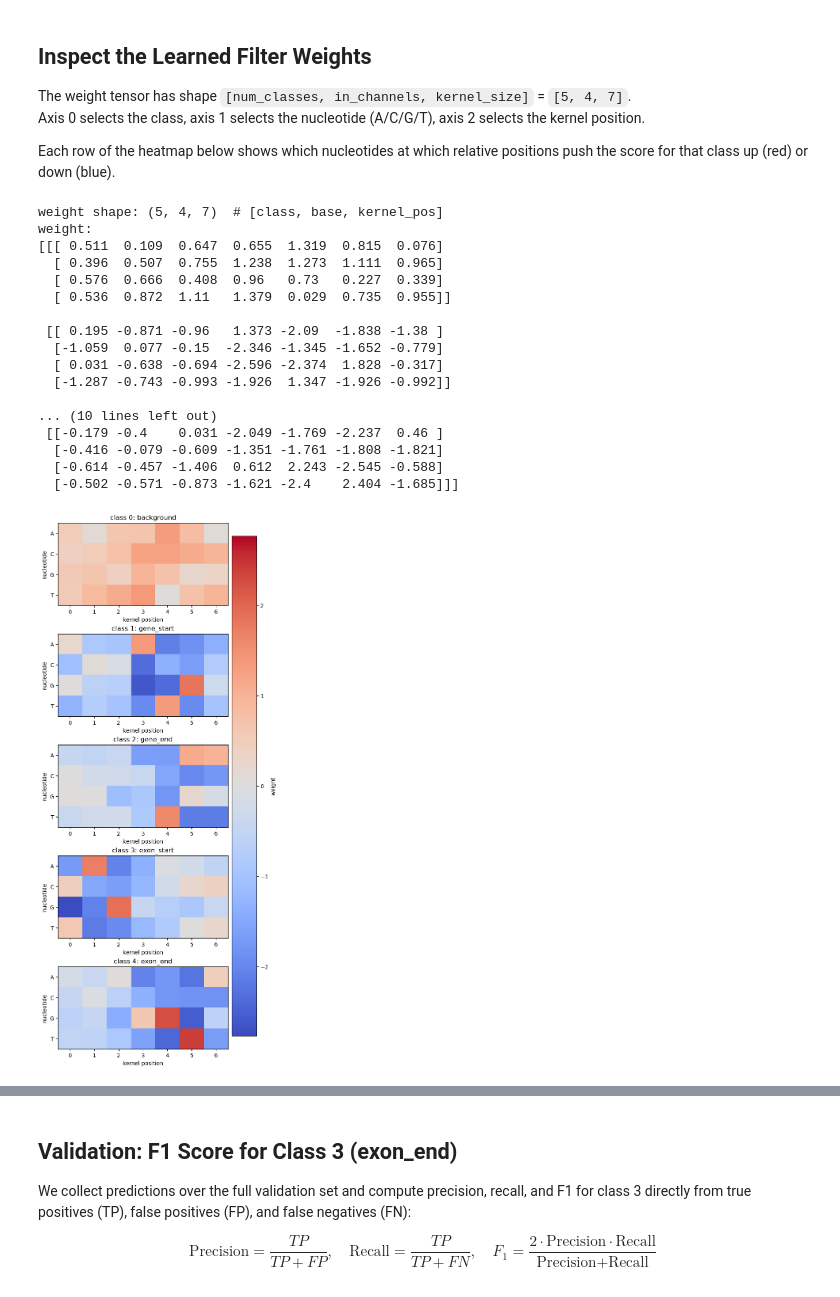
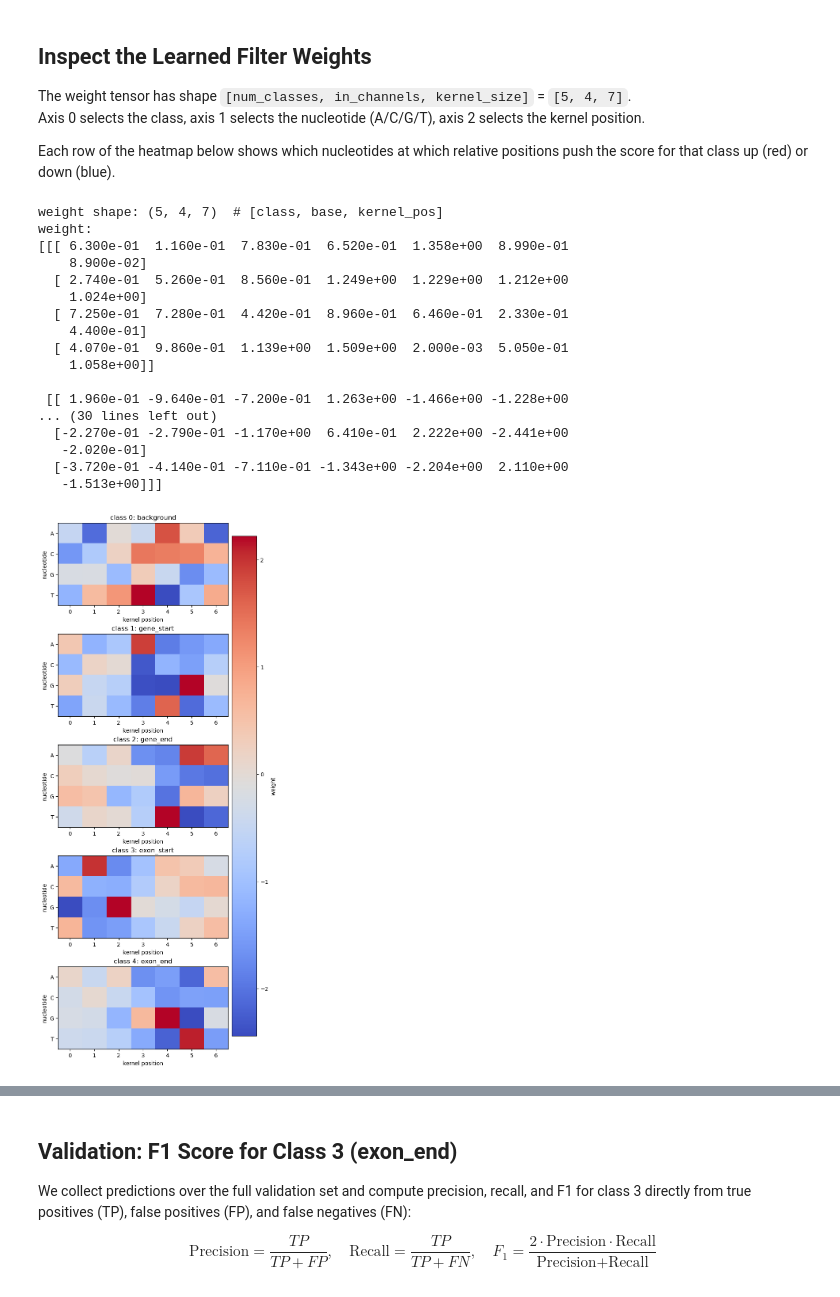
Before and after one commit to DataCompetency/KI-Block, a Jupyter notebook: exercises/solutions/torch/es3-ex0-sol.ipynb, the cells around one changed output, grey strips where cells are left out. Saved outputs shown, nothing was run; the diff lists cells and outputs as text; code cells hidden in the pictures.

```diff
--- a/exercises/solutions/torch/es3-ex0-sol.ipynb
+++ b/exercises/solutions/torch/es3-ex0-sol.ipynb
@@ -120,20 +140,16 @@ The weight tensor has shape `[5, 4, 7]` = 140 parameters total.
 Forward pass: `x` of shape `(B, 4, L)` → conv → `(B, 5, L)` → transpose → `(B, L, 5)`
 The last dimension holds the five class logits for each position.
 # %%
-torch.manual_seed(0)
-
-KERNEL_SIZE = 7
-
 conv = nn.Conv1d(
     in_channels=4,
     out_channels=NUM_CLASSES,
-    kernel_size=KERNEL_SIZE,
+    kernel_size=7,
     padding='same',
     bias=False,
 ).to(device)
 
 print(conv)
 total_params = sum(p.numel() for p in conv.parameters())
-print(f'trainable parameters: {total_params}  (= {NUM_CLASSES} × 4 × {KERNEL_SIZE})')
+print(f'trainable parameters: {total_params}')
 # %% [output]
 Conv1d(4, 5, kernel_size=(7,), stride=(1,), padding=same, bias=False)
@@ -209,51 +228,45 @@ print(weight.numpy().round(3))
 # %% [output]
 weight shape: (5, 4, 7)  # [class, base, kernel_pos]
 weight:
-[[[ 0.511  0.109  0.647  0.655  1.319  0.815  0.076]
-  [ 0.396  0.507  0.755  1.238  1.273  1.111  0.965]
-  [ 0.576  0.666  0.408  0.96   0.73   0.227  0.339]
-  [ 0.536  0.872  1.11   1.379  0.029  0.735  0.955]]
+[[[ 6.300e-01  1.160e-01  7.830e-01  6.520e-01  1.358e+00  8.990e-01
+    8.900e-02]
+  [ 2.740e-01  5.260e-01  8.560e-01  1.249e+00  1.229e+00  1.212e+00
+    1.024e+00]
+  [ 7.250e-01  7.280e-01  4.420e-01  8.960e-01  6.460e-01  2.330e-01
+    4.400e-01]
+  [ 4.070e-01  9.860e-01  1.139e+00  1.509e+00  2.000e-03  5.050e-01
+    1.058e+00]]
 
- [[ 0.195 -0.871 -0.96   1.373 -2.09  -1.838 -1.38 ]
-  [-1.059  0.077 -0.15  -2.346 -1.345 -1.652 -0.779]
-  [ 0.031 -0.638 -0.694 -2.596 -2.374  1.828 -0.317]
-  [-1.287 -0.743 -0.993 -1.926  1.347 -1.926 -0.992]]
-
-... (10 lines left out)
- [[-0.179 -0.4    0.031 -2.049 -1.769 -2.237  0.46 ]
-  [-0.416 -0.079 -0.609 -1.351 -1.761 -1.808 -1.821]
-  [-0.614 -0.457 -1.406  0.612  2.243 -2.545 -0.588]
-  [-0.502 -0.571 -0.873 -1.621 -2.4    2.404 -1.685]]]
+ [[ 1.960e-01 -9.640e-01 -7.200e-01  1.263e+00 -1.466e+00 -1.228e+00
+... (30 lines left out)
+  [-2.270e-01 -2.790e-01 -1.170e+00  6.410e-01  2.222e+00 -2.441e+00
+   -2.020e-01]
+  [-3.720e-01 -4.140e-01 -7.110e-01 -1.343e+00 -2.204e+00  2.110e+00
+   -1.513e+00]]]
 # %%
 # Plot one heatmap per class
 CLASS_NAMES = ['background', 'gene_start', 'gene_end', 'exon_start', 'exon_end']
-
-vabs = float(weight.abs().max().item())
-if vabs == 0.0:
-    vabs = 1.0
 
 fig, axes = plt.subplots(NUM_CLASSES, 1, figsize=(6, 2.8 * NUM_CLASSES),
                          squeeze=False, constrained_layout=True)
 
 image = None
 for class_idx in range(NUM_CLASSES):
     ax = axes[class_idx, 0]
     image = ax.imshow(
         weight[class_idx].numpy(),   # shape (4, 7)
         aspect='auto',
         interpolation='nearest',
         cmap='coolwarm',
-        vmin=-vabs,
-        vmax=vabs,
         origin='upper',
     )
     ax.set_title(f'class {class_idx}: {CLASS_NAMES[class_idx]}')
     ax.set_xlabel('kernel position')
     ax.set_ylabel('nucleotide')
     ax.set_yticks([0, 1, 2, 3])
     ax.set_yticklabels(BASES)
 
 if image is not None:
     fig.colorbar(image, ax=axes, shrink=0.95, label='weight', location='right', pad=0.02)
 # %% [output]
-[figure, old version]
+[figure, new version]
```
Also changed, not shown: parts of 19 cells of this notebook, 1 other file.
